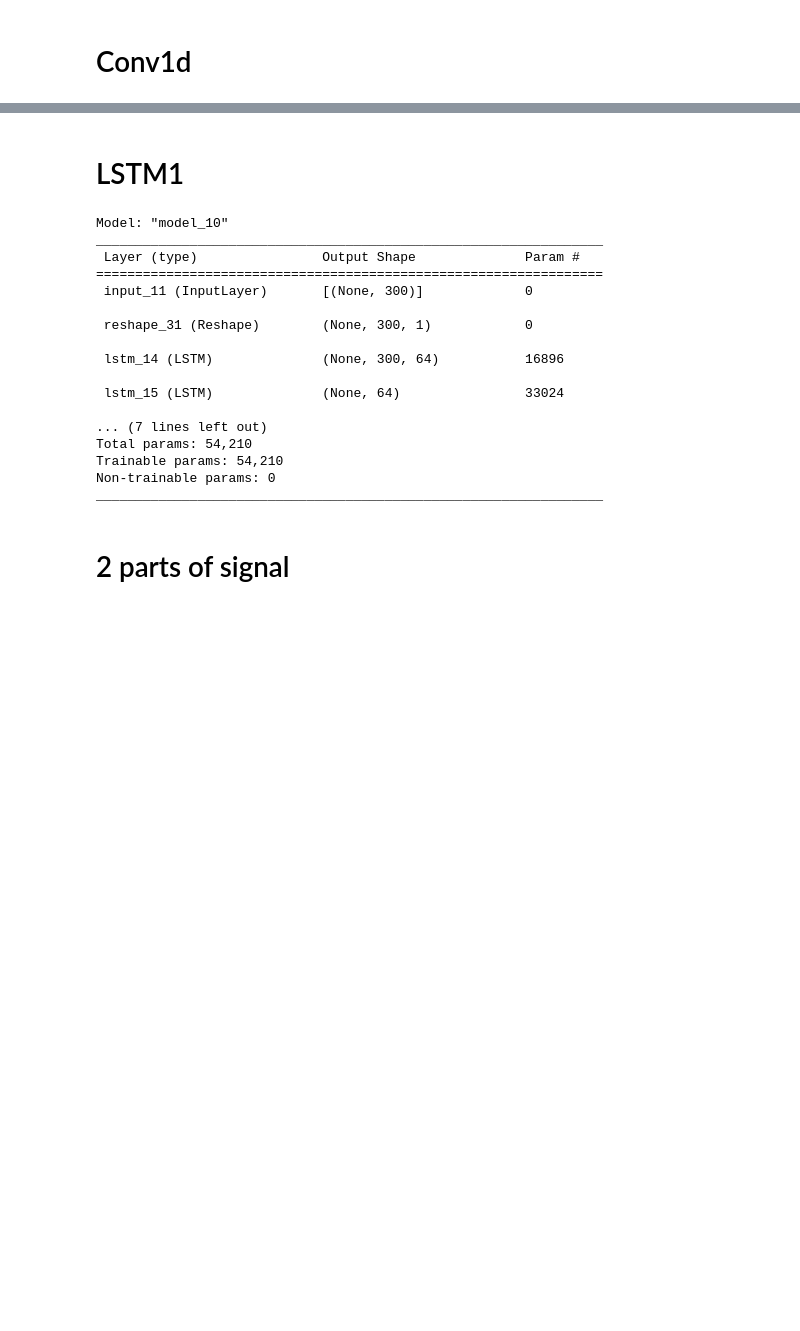
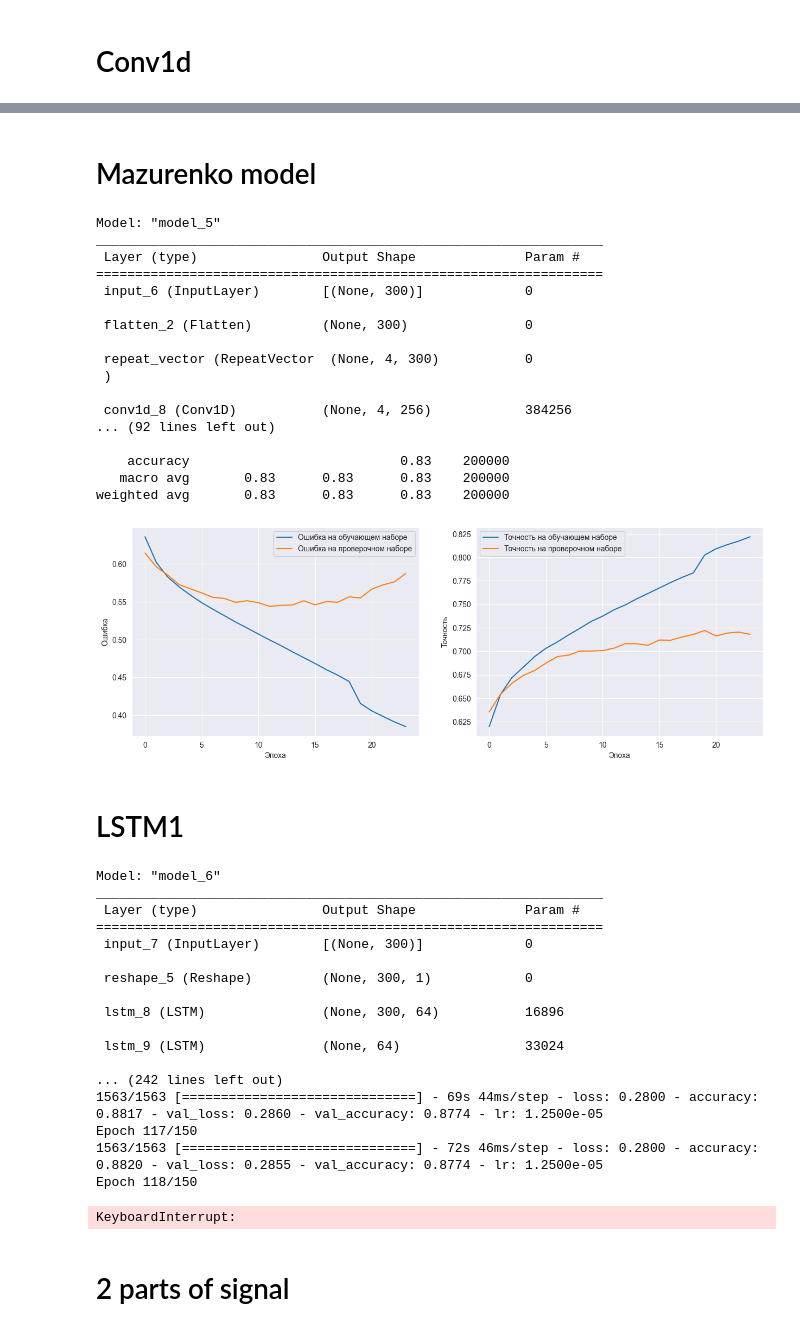
Before and after one commit to aldmitry/signal_processing_with_NN, a Jupyter notebook: Single_signal.ipynb, the cells around one changed output, grey strips where cells are left out. Drawn from its saved outputs; the diff is of its cells as text; code cells hidden in the pictures; blank space fills up the shorter version.

```diff
--- a/Single_signal.ipynb
+++ b/Single_signal.ipynb
@@ -643,7 +747,53 @@ weighted avg       0.89      0.88      0.88    200000
+# %% [markdown]
+# Mazurenko model
+# %%
+def model_birge():
+    input = Input(shape=X_train.shape[1:])
+    x = Flatten()(input)
+    x = RepeatVector(4)(x)
+    x = Conv1D(256, 5, padding='same', activation='relu')(x)
+    x = MaxPooling1D(pool_size=2)(x)
+    x = Flatten()(x)
+    x = RepeatVector(4)(x)
+    x = Conv1D(128, 5, padding='same', activation='relu')(x)
+    x = MaxPooling1D(pool_size=2)(x)
+    x = Flatten()(x)
+    x = Dense(512, activation='relu')(x)
+    x = Dropout(0.25)(x)
+    x = Dense(2, activation='softmax')(x)
+
+    # Сборка модели из входа и выхода
+    model = Model(input, x)
+    return model
+
+
+trainer = train_nn(model_birge() , optimizer = Adam(learning_rate = 1e-4))
+trainer.fit(X_train,  y_train, X_test, y_test, batch_size = 128, epochs=150)
+trainer.plot_history()
+trainer.print_stat_report()
+# %% [output]
+Model: "model_5"
+_________________________________________________________________
+ Layer (type)                Output Shape              Param #
+=================================================================
+ input_6 (InputLayer)        [(None, 300)]             0
+
+ flatten_2 (Flatten)         (None, 300)               0
+
+ repeat_vector (RepeatVector  (None, 4, 300)           0
+ )
+
+ conv1d_8 (Conv1D)           (None, 4, 256)            384256
+... (92 lines left out)
+
+    accuracy                           0.83    200000
+   macro avg       0.83      0.83      0.83    200000
+weighted avg       0.83      0.83      0.83    200000
+[figure, added]
 # %% [markdown]
 # LSTM1
 # %%
-def modelLSTM1():
+def modelLSTM1_simple():
     input = Input(X_train.shape[1])
 
     x = Reshape((X_train.shape[1],1))(input)
@@ -656,31 +806,32 @@ def modelLSTM1():
     x = Dense(2, activation='softmax')(x)
     model = Model(input,x)
 
-    model.summary()
+    #model.summary()
     return model
 
-trainer = train_nn(modelLSTM1() , optimizer = Adam(learning_rate = 1e-4))
-trainer.fit(X_train,  y_train, X_test, y_test, batch_size = 64)
+trainer = train_nn(modelLSTM1_simple() , optimizer = Adam(learning_rate = 1e-4))
+trainer.fit(X_train,  y_train, X_test, y_test, batch_size = 128, epochs=150)
 trainer.plot_history()
 trainer.print_stat_report()
 # %% [output]
-Model: "model_10"
+Model: "model_6"
 _________________________________________________________________
  Layer (type)                Output Shape              Param #
 =================================================================
- input_11 (InputLayer)       [(None, 300)]             0
+ input_7 (InputLayer)        [(None, 300)]             0
 
- reshape_31 (Reshape)        (None, 300, 1)            0
+ reshape_5 (Reshape)         (None, 300, 1)            0
 
- lstm_14 (LSTM)              (None, 300, 64)           16896
+ lstm_8 (LSTM)               (None, 300, 64)           16896
 
- lstm_15 (LSTM)              (None, 64)                33024
+ lstm_9 (LSTM)               (None, 64)                33024
 
-... (7 lines left out)
-Total params: 54,210
-Trainable params: 54,210
-Non-trainable params: 0
-_________________________________________________________________
+... (242 lines left out)
+1563/1563 [==============================] - 69s 44ms/step - loss: 0.2800 - accuracy: 0.8817 - val_loss: 0.2860 - val_accuracy: 0.8774 - lr: 1.2500e-05
+Epoch 117/150
+1563/1563 [==============================] - 72s 46ms/step - loss: 0.2800 - accuracy: 0.8820 - val_loss: 0.2855 - val_accuracy: 0.8774 - lr: 1.2500e-05
+Epoch 118/150
+KeyboardInterrupt:
 # %% [markdown]
 # 2 parts of signal
 # %%
```
Also changed, not shown: parts of 19 cells of this notebook, 7 other files.
